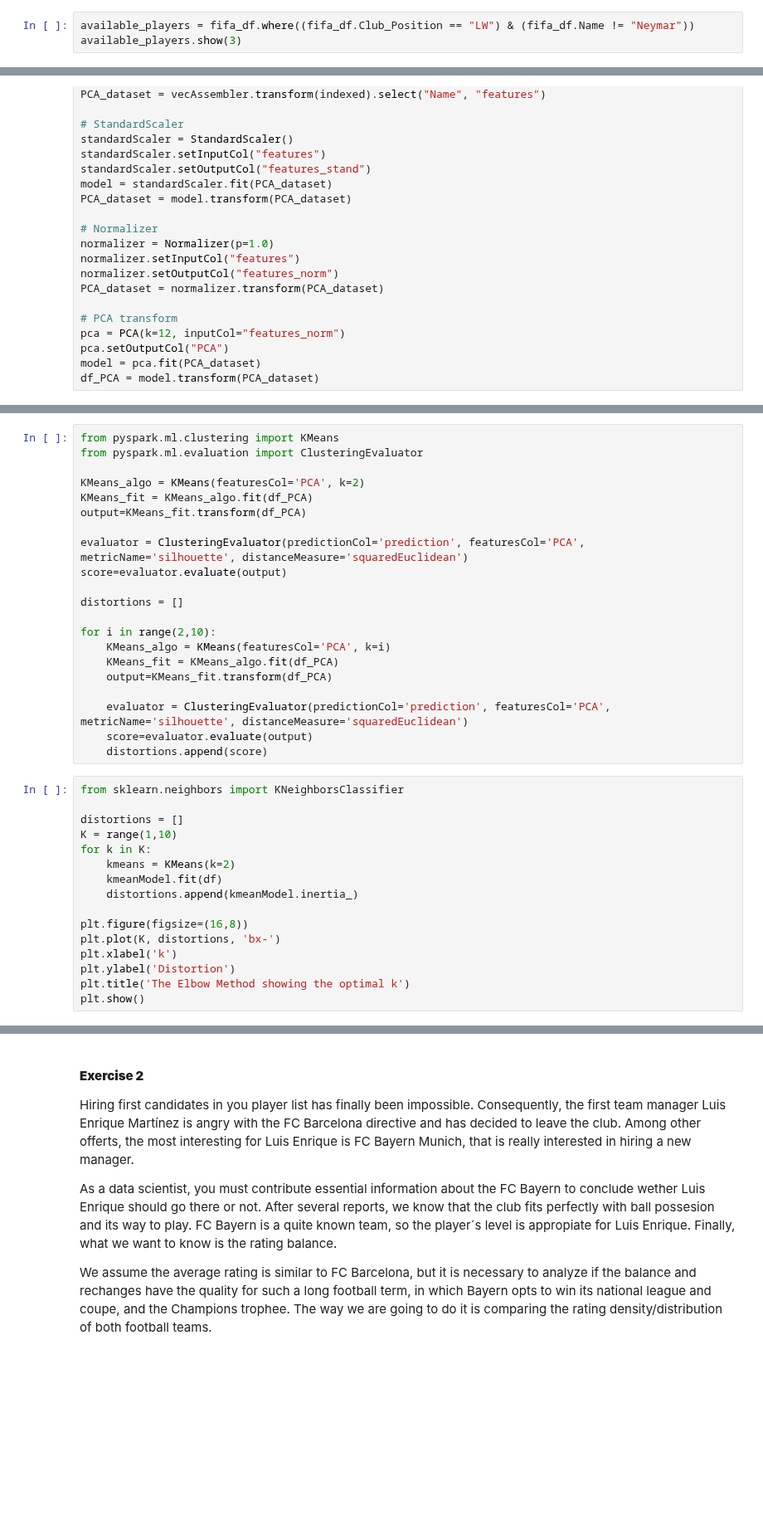
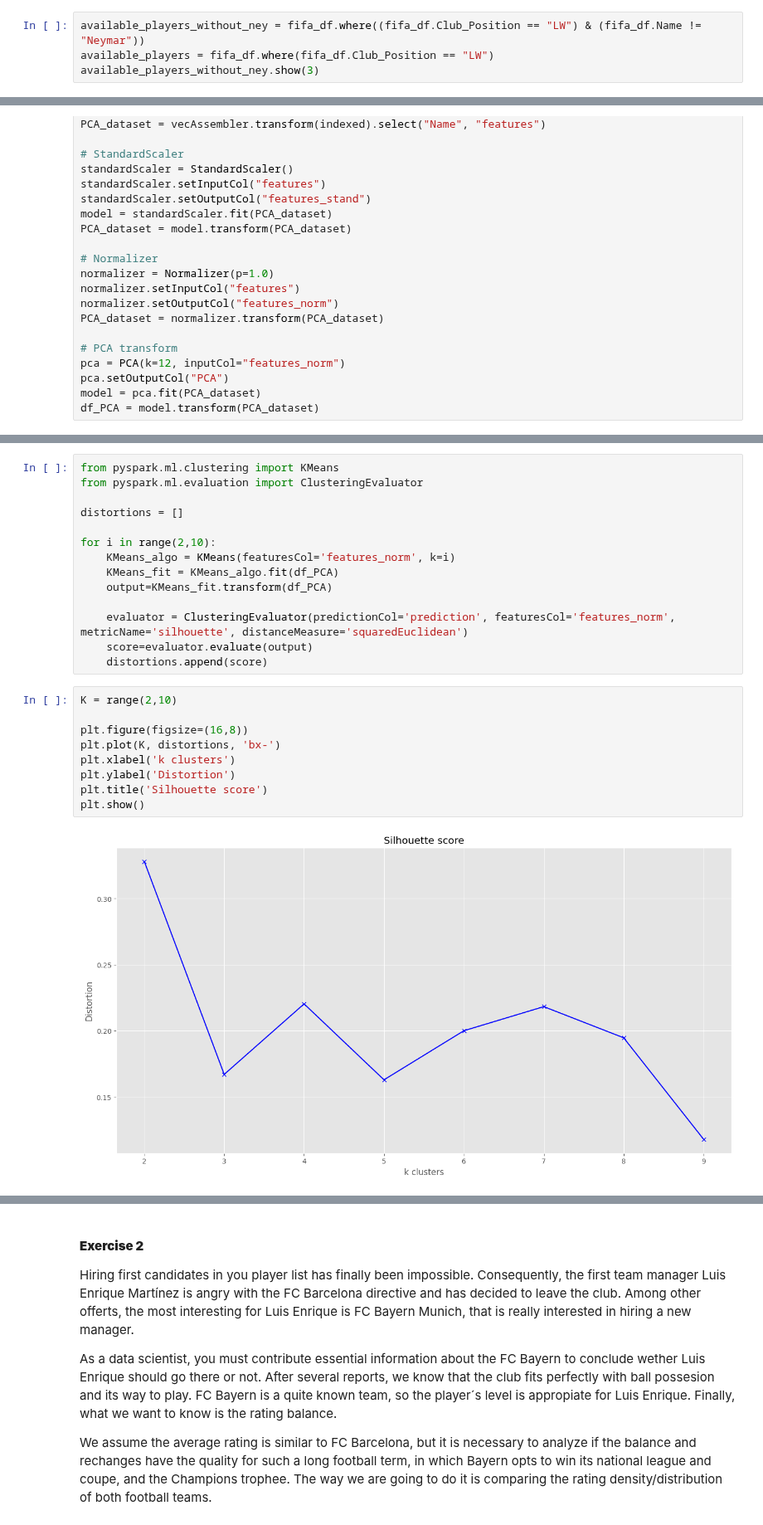
Before and after one commit to josefernandezest98/training, a Jupyter notebook: PySpark_Training/pyspark_training_notebook.ipynb, the cells around one changed output, grey strips where cells are left out. Shown at 83% size. Saved outputs shown, nothing was run; the diff lists cells and outputs as text; blank space fills up the shorter version.

```diff
--- a/PySpark_Training/pyspark_training_notebook.ipynb
+++ b/PySpark_Training/pyspark_training_notebook.ipynb
@@ -829,8 +832,9 @@ Once we know Neymar plays in 'LW' position (Left Wing), our aim will consist of
 # %% [markdown]
 2. Create a table with *select* statement (not really creation, just display) with the available players to be chosen.
 # %%
-available_players = fifa_df.where((fifa_df.Club_Position == "LW") & (fifa_df.Name != "Neymar"))
-available_players.show(3)
+available_players_without_ney = fifa_df.where((fifa_df.Club_Position == "LW") & (fifa_df.Name != "Neymar"))
+available_players = fifa_df.where(fifa_df.Club_Position == "LW")
+available_players_without_ney.show(3)
 # %% [output]
 +-----------------+-----------+-----------------+------------+-------------+-------------+--------+------------+---------------+------+------+------+--------------+----------+---+------------------+-- ...
 |             Name|Nationality|National_Position|National_Kit|         Club|Club_Position|Club_Kit|Club_Joining|Contract_Expiry|Rating|Height|Weight|Preffered_Foot|Birth_Date|Age|Preffered_Position|   ...
@@ -970,36 +976,24 @@ Number of PCA (90%):  11  components
 from pyspark.ml.clustering import KMeans
 from pyspark.ml.evaluation import ClusteringEvaluator
 
-KMeans_algo = KMeans(featuresCol='PCA', k=2)
-KMeans_fit = KMeans_algo.fit(df_PCA)
-output=KMeans_fit.transform(df_PCA)
-
-evaluator = ClusteringEvaluator(predictionCol='prediction', featuresCol='PCA', metricName='silhouette', distanceMeasure='squaredEuclidean')
-score=evaluator.evaluate(output)
-
 distortions = []
 
 for i in range(2,10):
-    KMeans_algo = KMeans(featuresCol='PCA', k=i)
+    KMeans_algo = KMeans(featuresCol='features_norm', k=i)
     KMeans_fit = KMeans_algo.fit(df_PCA)
     output=KMeans_fit.transform(df_PCA)
 
-    evaluator = ClusteringEvaluator(predictionCol='prediction', featuresCol='PCA', metricName='silhouette', distanceMeasure='squaredEuclidean')
+    evaluator = ClusteringEvaluator(predictionCol='prediction', featuresCol='features_norm', metricName='silhouette', distanceMeasure='squaredEuclidean')
     score=evaluator.evaluate(output)
     distortions.append(score)
 # %%
-from sklearn.neighbors import KNeighborsClassifier
-
-distortions = []
-K = range(1,10)
-for k in K:
-    kmeans = KMeans(k=2)
-    kmeanModel.fit(df)
-    distortions.append(kmeanModel.inertia_)
+K = range(2,10)
 
 plt.figure(figsize=(16,8))
 plt.plot(K, distortions, 'bx-')
-plt.xlabel('k')
+plt.xlabel('k clusters')
 plt.ylabel('Distortion')
-plt.title('The Elbow Method showing the optimal k')
+plt.title('Silhouette score')
 plt.show()
+# %% [output]
+[figure, added]
```
Also changed, not shown: parts of 17 cells of this notebook.
